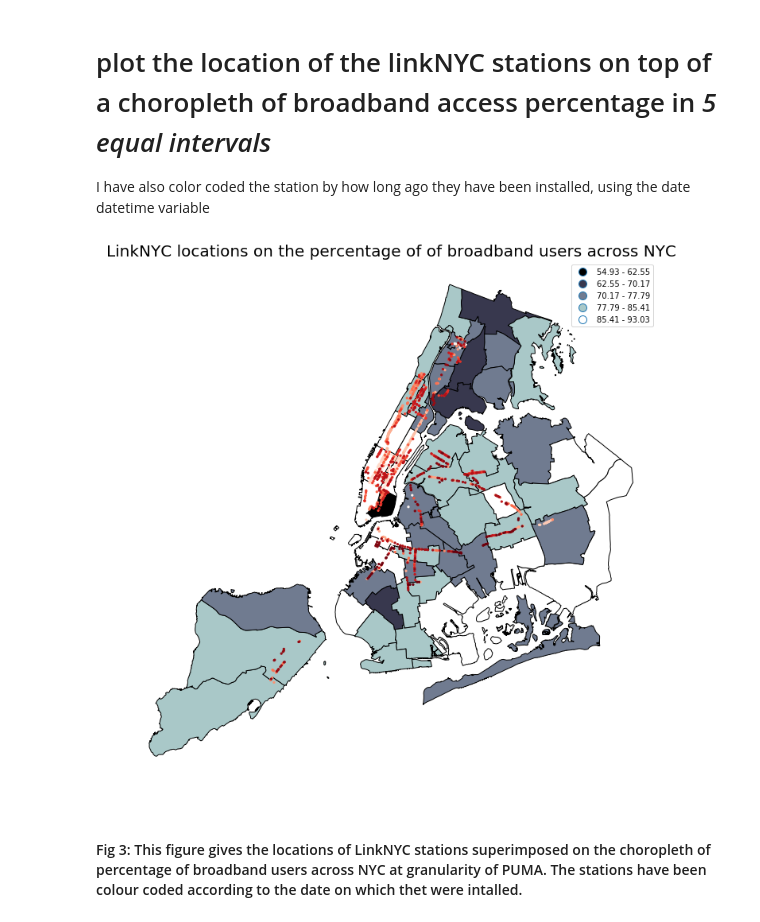
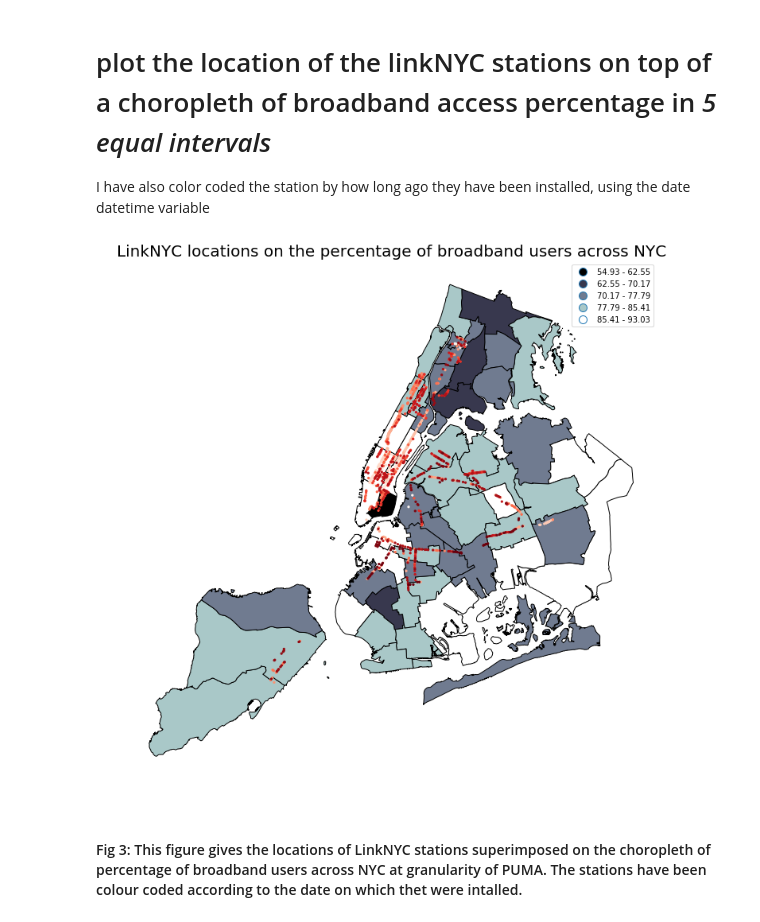
Before and after one commit to gauravcusp/Urban_Informatics_Coding_Assignments, a Jupyter notebook: HW9_gb1877/HW9_2_gb1877.ipynb, the cells around one changed output. Drawn from its saved outputs; the diff is of its cells as text; code cells hidden in the pictures.

```diff
--- a/HW9_gb1877/HW9_2_gb1877.ipynb
+++ b/HW9_gb1877/HW9_2_gb1877.ipynb
@@ -461,14 +472,14 @@ I have also color coded the station by how long ago they have been installed, us
 # %%
 # plot the choropleth of the percentage of households with broadband access
 fig = plt.figure(figsize = (12,12))
 ax = fig.add_subplot(111)
 pumashp.plot(ax=ax, column='pcBB',scheme='Equal_interval', k=5, cmap='bone', edgecolor='k', legend=True)
 ax.axis('off')
-ax.set_title('LinkNYC locations on the percentage of of broadband users across NYC', fontsize=20)
+ax.set_title('LinkNYC locations on the percentage of broadband users across NYC', fontsize=20)
 # plot linkNYC stations
 linkNYC.plot(ax=ax, c=linkNYC.date_link_, cmap='Reds', markersize=5);
 # %% [output]
-[figure, old version]
+[figure, new version]
 # %% [markdown]
 #### Fig 3: This figure gives the locations of LinkNYC stations superimposed on the choropleth of percentage of broadband users across NYC at granularity of PUMA. The stations have been colour coded according to the date on which thet were intalled.
 # %% [markdown]
```
Also changed, not shown: parts of 21 cells of this notebook.
